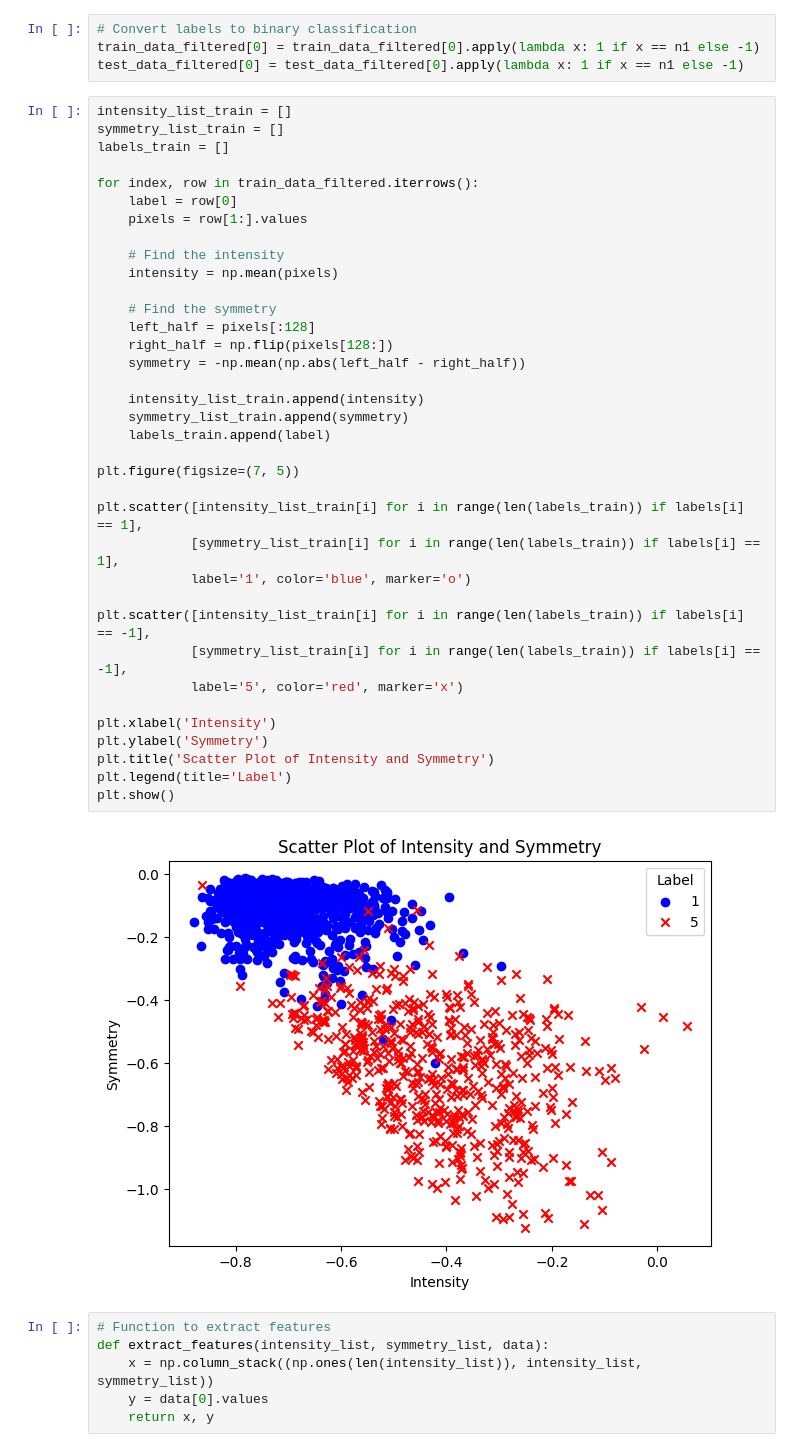
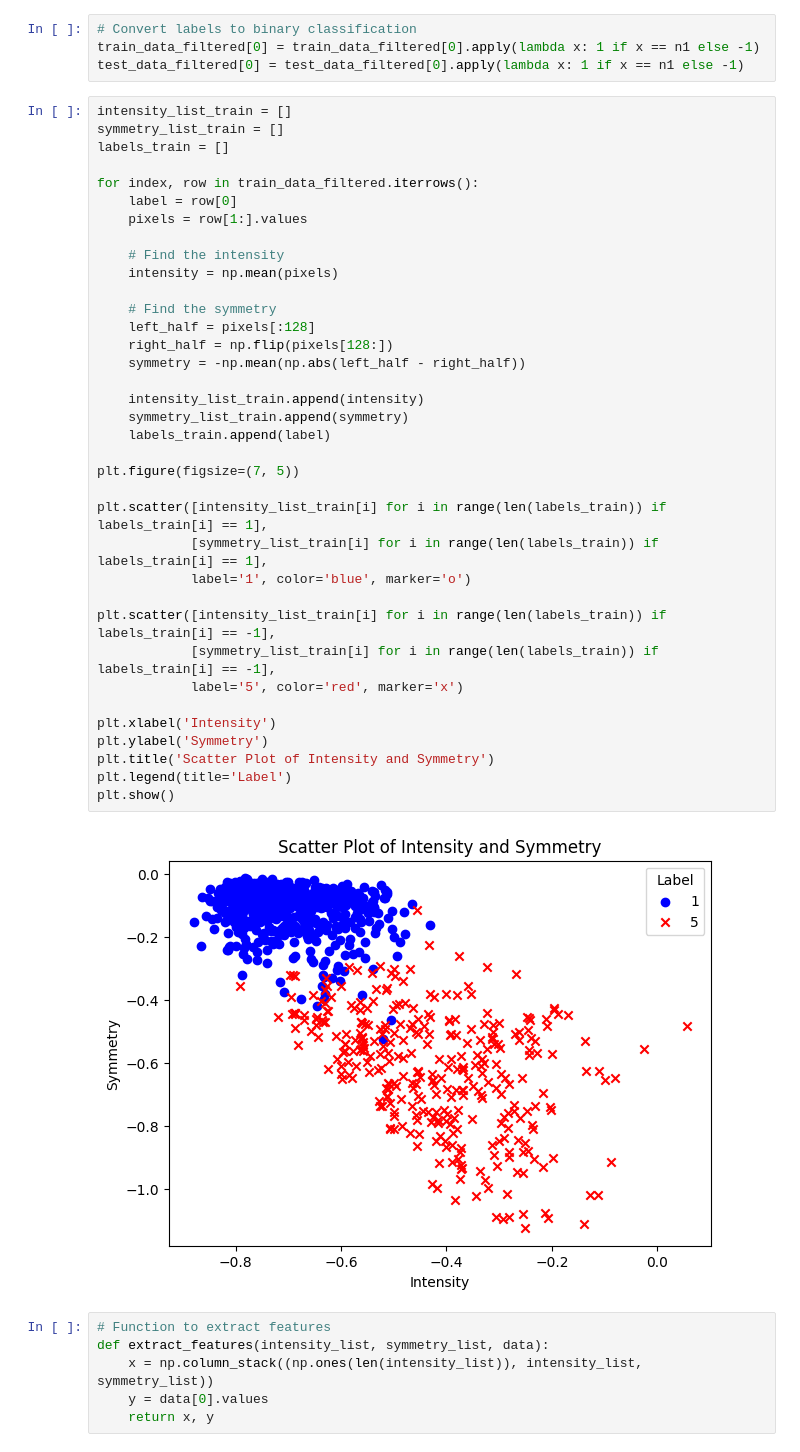
Before and after one commit to kwanqing/CMPE-257, a Jupyter notebook: Task_3.ipynb, the cells around one changed output. Cells and saved outputs as stored; diff of their text form.

```diff
--- a/Task_3.ipynb
+++ b/Task_3.ipynb
@@ -38,38 +38,38 @@ symmetry_list_train = []
 labels_train = []
 
 for index, row in train_data_filtered.iterrows():
     label = row[0]
     pixels = row[1:].values
 
     # Find the intensity
     intensity = np.mean(pixels)
 
     # Find the symmetry
     left_half = pixels[:128]
     right_half = np.flip(pixels[128:])
     symmetry = -np.mean(np.abs(left_half - right_half))
 
     intensity_list_train.append(intensity)
     symmetry_list_train.append(symmetry)
     labels_train.append(label)
 
 plt.figure(figsize=(7, 5))
 
-plt.scatter([intensity_list_train[i] for i in range(len(labels_train)) if labels[i] == 1],
-            [symmetry_list_train[i] for i in range(len(labels_train)) if labels[i] == 1],
+plt.scatter([intensity_list_train[i] for i in range(len(labels_train)) if labels_train[i] == 1],
+            [symmetry_list_train[i] for i in range(len(labels_train)) if labels_train[i] == 1],
             label='1', color='blue', marker='o')
 
-plt.scatter([intensity_list_train[i] for i in range(len(labels_train)) if labels[i] == -1],
-            [symmetry_list_train[i] for i in range(len(labels_train)) if labels[i] == -1],
+plt.scatter([intensity_list_train[i] for i in range(len(labels_train)) if labels_train[i] == -1],
+            [symmetry_list_train[i] for i in range(len(labels_train)) if labels_train[i] == -1],
             label='5', color='red', marker='x')
 
 plt.xlabel('Intensity')
 plt.ylabel('Symmetry')
 plt.title('Scatter Plot of Intensity and Symmetry')
 plt.legend(title='Label')
 plt.show()
 # %% [output]
-[figure, old version]
+[figure, new version]
 # %%
 # Function to extract features
 def extract_features(intensity_list, symmetry_list, data):
```
Also changed, not shown: parts of 8 cells of this notebook.
